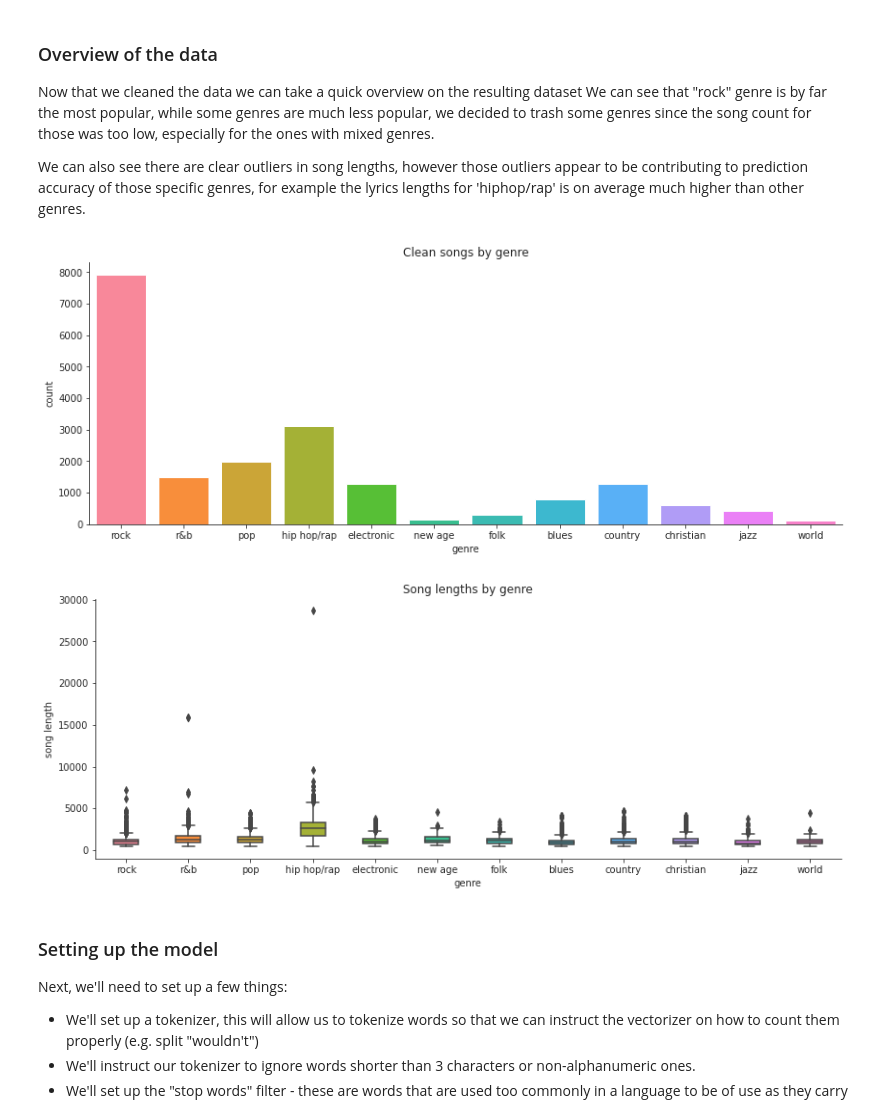
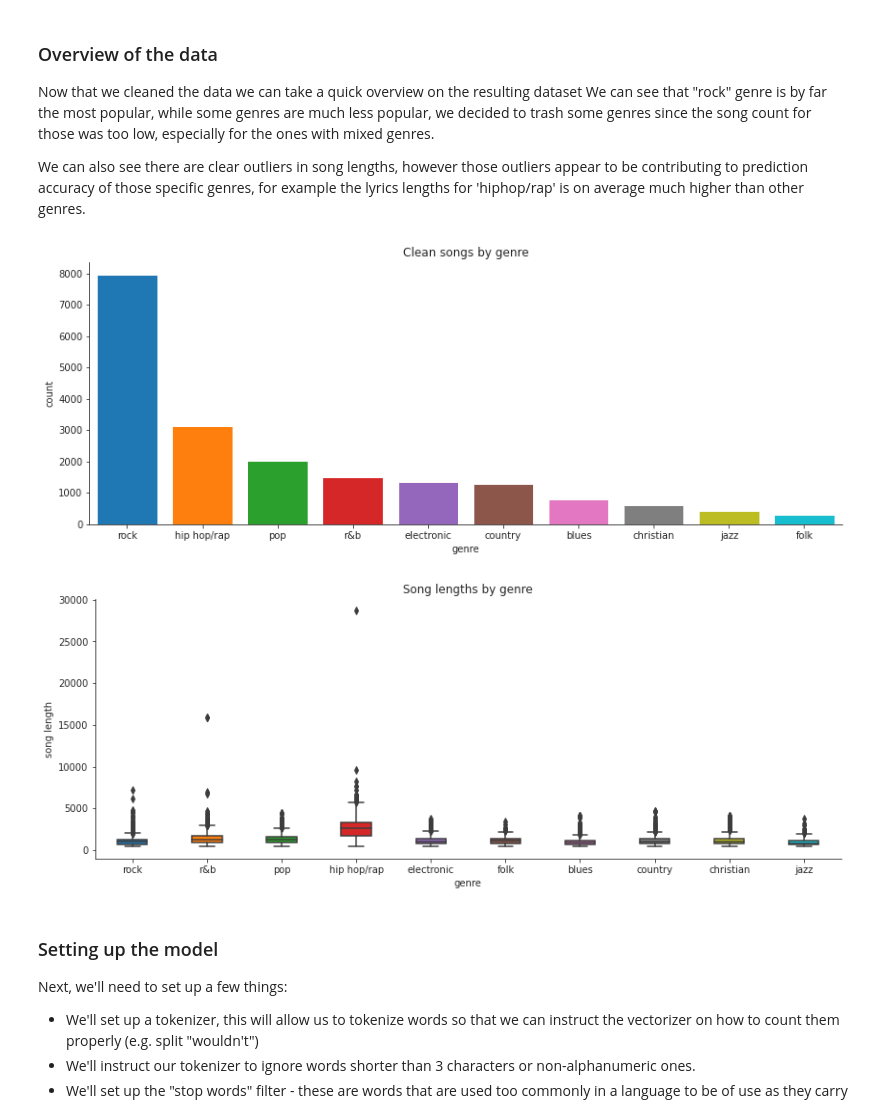
Before and after one commit to datascience-2022/datascience-2022.github.io, a Jupyter notebook: text-analysis.ipynb, the cells around one changed output. Cells and saved outputs as stored; diff of their text form; code cells hidden in the pictures.

Commit message:
Polish the index page

```diff
--- a/text-analysis.ipynb
+++ b/text-analysis.ipynb
@@ -90,18 +83,18 @@ df = pd.read_csv('lyrics.csv')
 
 # remove bad data
 df.drop(df[df.genre.isna()].index, inplace=True)
-df.drop_duplicates(subset='lyrics', inplace=True)
 df.drop(df[df.lyrics.str.contains('halliwell', regex=False, case=False)].index, inplace=True)
 
 # remove remixes, edits
 df.drop(df[df.title.str.contains('mix|edit', regex=True, case=False)].index, inplace=True)
 
-# remove songs with lyrics too short to analyze
+# remove songs with lyrics duplicates or too short to analyze
 df.drop(df[df.lyrics.str.len() < 400].index, inplace=True)
+df.drop_duplicates(subset='lyrics', inplace=True)
 
 # remove songs with rare genres ( under 100 songs )
 df_genres = df.genre.value_counts().rename_axis('genre').to_frame('song_count')
-low_frequency_genres = df_genres[df_genres['song_count'] < 100].index.to_numpy()
+low_frequency_genres = df_genres[df_genres['song_count'] < 200].index.to_numpy()
 df.drop(df[df['genre'].isin(low_frequency_genres)].index, inplace=True)
 
 # lowercase genres
@@ -120,22 +113,22 @@ the lyrics lengths for 'hiphop/rap' is on average much higher than other genres.
 # %%
 sns.set_style('ticks')
 fig, ax = plt.subplots()
 fig.set_size_inches(14, 5)
 ax.set_title('Clean songs by genre')
-sns.countplot(ax=ax, data = df, x = 'genre', saturation=1)
+sns.countplot(ax=ax, data = df, x = 'genre', saturation=1, order=df['genre'].value_counts().index)
 sns.despine()
 
-df_len = df.copy()
-df_len['song length'] = df_len.lyrics.transform(len)
+df_copy = df.copy()
+df_copy['song length'] = df_copy.lyrics.transform(len)
 
 fig, ax = plt.subplots()
 ax.set_title('Song lengths by genre')
 fig.set_size_inches(14, 5)
-sns.boxplot(ax=ax, data = df_len, x = 'genre', y = 'song length', saturation=1, width=0.4)
+sns.boxplot(ax=ax, data = df_copy, x = 'genre', y = 'song length', saturation=1, width=0.4)
 sns.despine()
 # %% [output]
-[figure, old version]
+[figure, new version]
-[figure, old version]
+[figure, new version]
 # %% [markdown]
 ### Setting up the model
 
```
Also changed, not shown: parts of 9 cells of this notebook, 3 other files.
